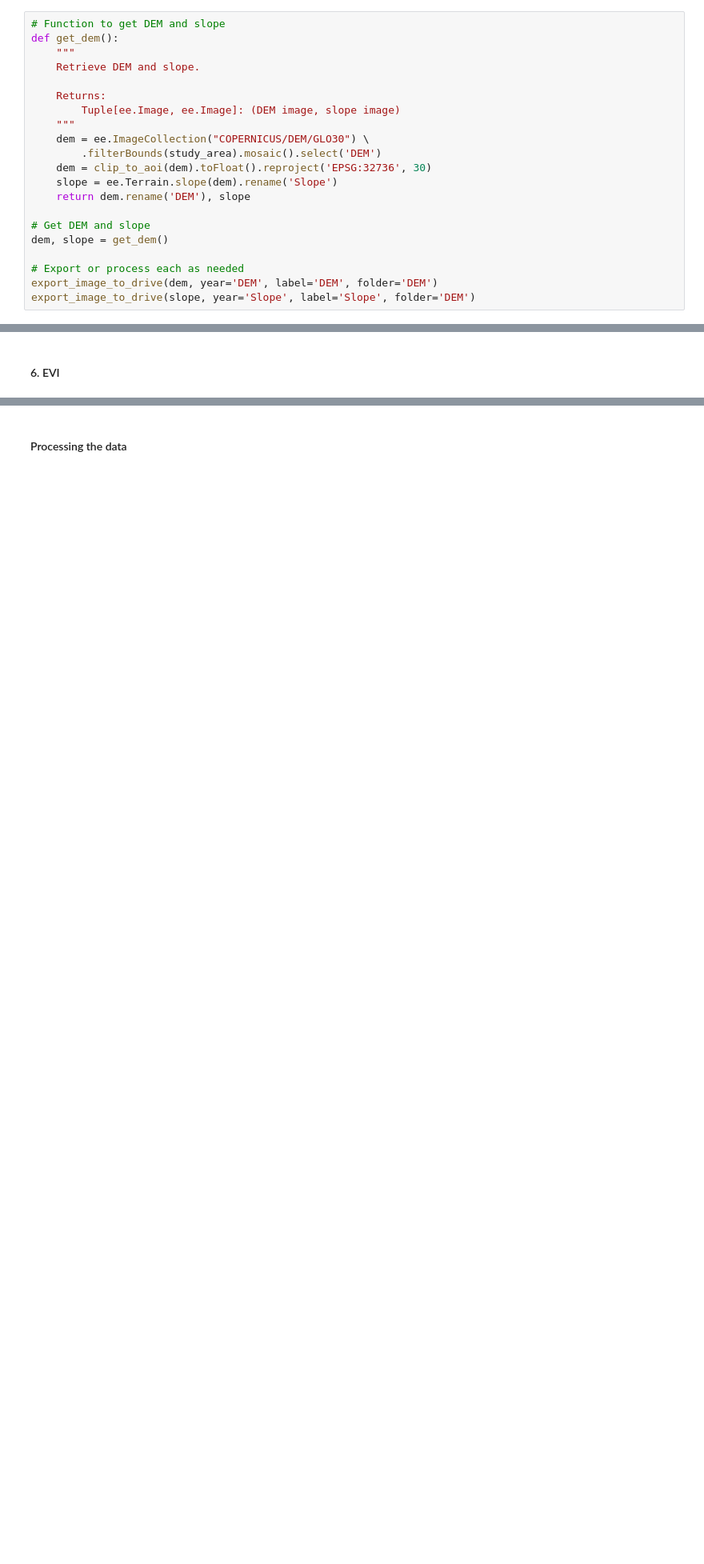
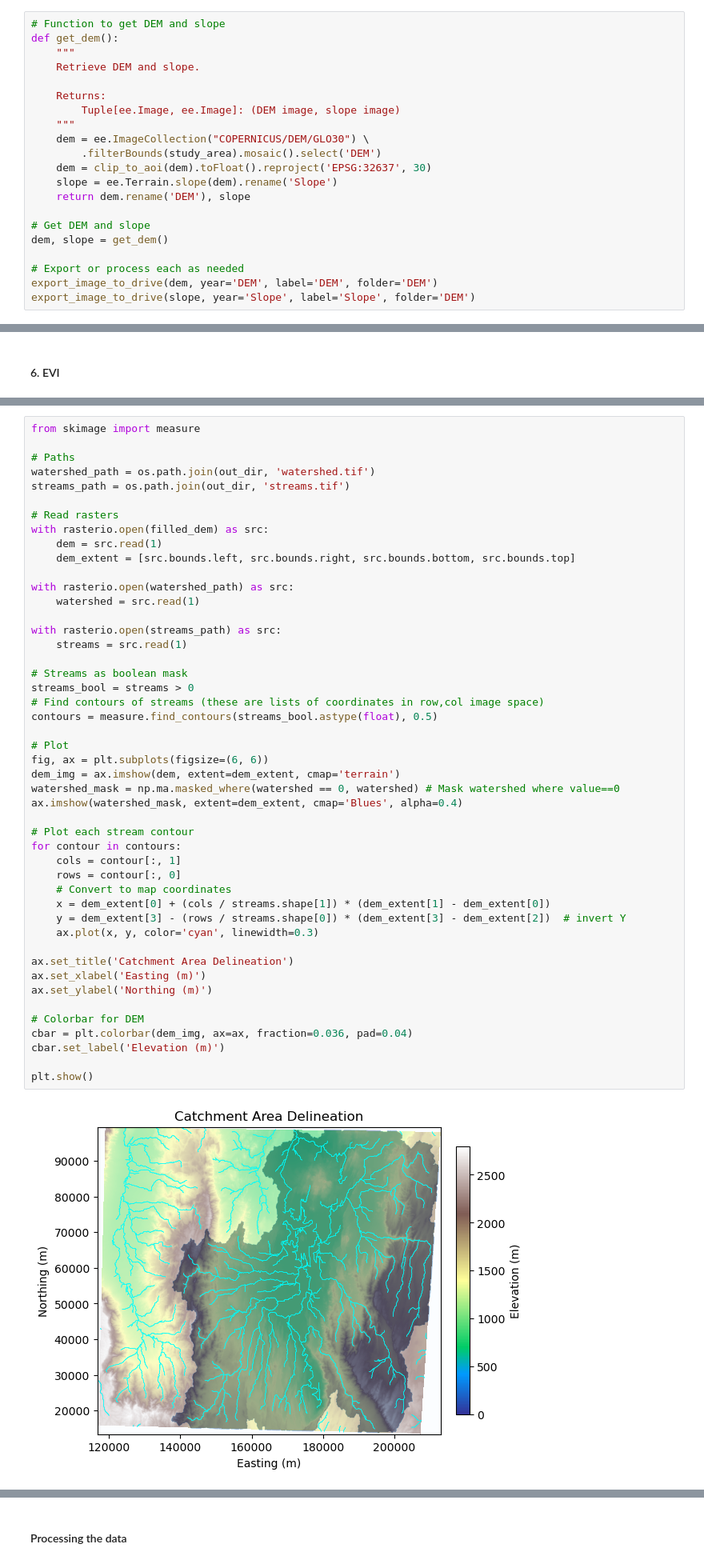
Before and after one commit to Ethel-Ogallo/wetland_delineation, a Jupyter notebook: Wetland_delienation/data_acquisition_202507.ipynb, the cells around one changed output, grey strips where cells are left out. Shown at 80% size. Drawn from its saved outputs; the diff is of its cells as text; blank space fills up the shorter version.

```diff
--- a/Wetland_delienation/data_acquisition_202507.ipynb
+++ b/Wetland_delienation/data_acquisition_202507.ipynb
@@ -97,7 +102,7 @@ def get_dem():
     """
     dem = ee.ImageCollection("COPERNICUS/DEM/GLO30") \
         .filterBounds(study_area).mosaic().select('DEM')
-    dem = clip_to_aoi(dem).toFloat().reproject('EPSG:32736', 30)
+    dem = clip_to_aoi(dem).toFloat().reproject('EPSG:32637', 30)
     slope = ee.Terrain.slope(dem).rename('Slope')
     return dem.rename('DEM'), slope
 
@@ -273,0 +366,49 @@ for year in years:
+# %%
+from skimage import measure
+
+# Paths
+watershed_path = os.path.join(out_dir, 'watershed.tif')
+streams_path = os.path.join(out_dir, 'streams.tif')
+
+# Read rasters
+with rasterio.open(filled_dem) as src:
+    dem = src.read(1)
+    dem_extent = [src.bounds.left, src.bounds.right, src.bounds.bottom, src.bounds.top]
+
+with rasterio.open(watershed_path) as src:
+    watershed = src.read(1)
+
+with rasterio.open(streams_path) as src:
+    streams = src.read(1)
+
+# Streams as boolean mask
+streams_bool = streams > 0
+# Find contours of streams (these are lists of coordinates in row,col image space)
+contours = measure.find_contours(streams_bool.astype(float), 0.5)
+
+# Plot
+fig, ax = plt.subplots(figsize=(6, 6))
+dem_img = ax.imshow(dem, extent=dem_extent, cmap='terrain')
+watershed_mask = np.ma.masked_where(watershed == 0, watershed) # Mask watershed where value==0
+ax.imshow(watershed_mask, extent=dem_extent, cmap='Blues', alpha=0.4)
+
+# Plot each stream contour
+for contour in contours:
+    cols = contour[:, 1]
+    rows = contour[:, 0]
+    # Convert to map coordinates
+    x = dem_extent[0] + (cols / streams.shape[1]) * (dem_extent[1] - dem_extent[0])
+    y = dem_extent[3] - (rows / streams.shape[0]) * (dem_extent[3] - dem_extent[2])  # invert Y
+    ax.plot(x, y, color='cyan', linewidth=0.3)
+
+ax.set_title('Catchment Area Delineation')
+ax.set_xlabel('Easting (m)')
+ax.set_ylabel('Northing (m)')
+
+# Colorbar for DEM
+cbar = plt.colorbar(dem_img, ax=ax, fraction=0.036, pad=0.04)
+cbar.set_label('Elevation (m)')
+
+plt.show()
+# %% [output]
+[figure, added]
```
Also changed, not shown: parts of 21 cells of this notebook, 1 other file.
